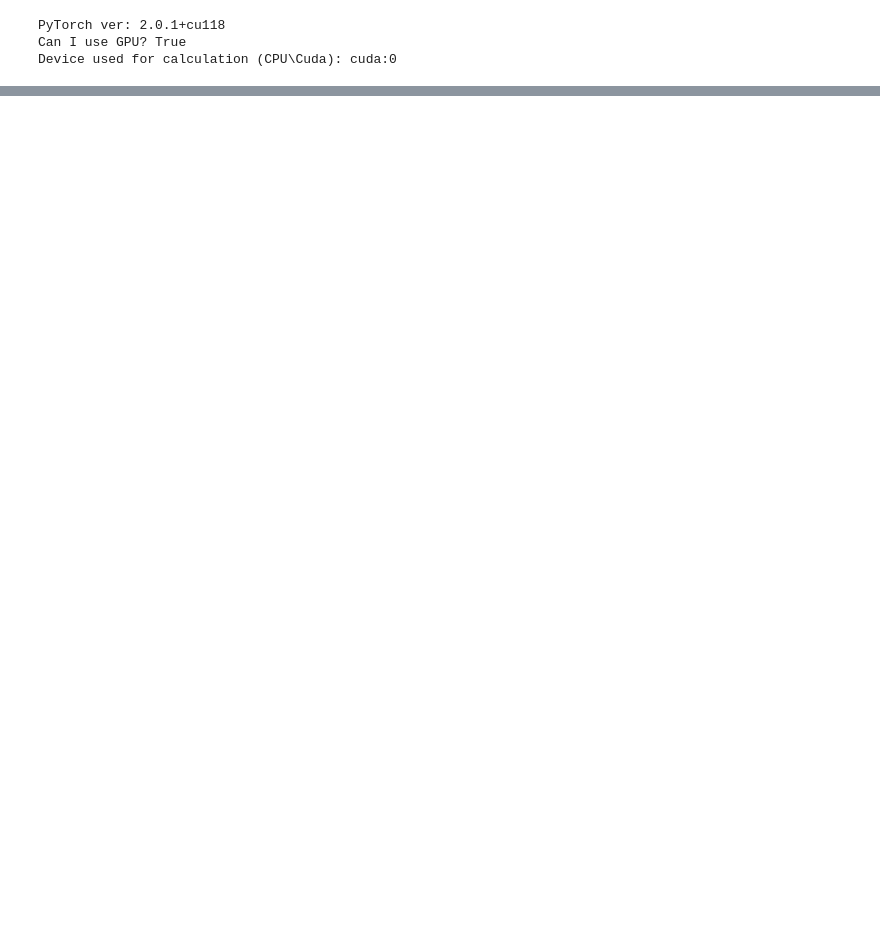
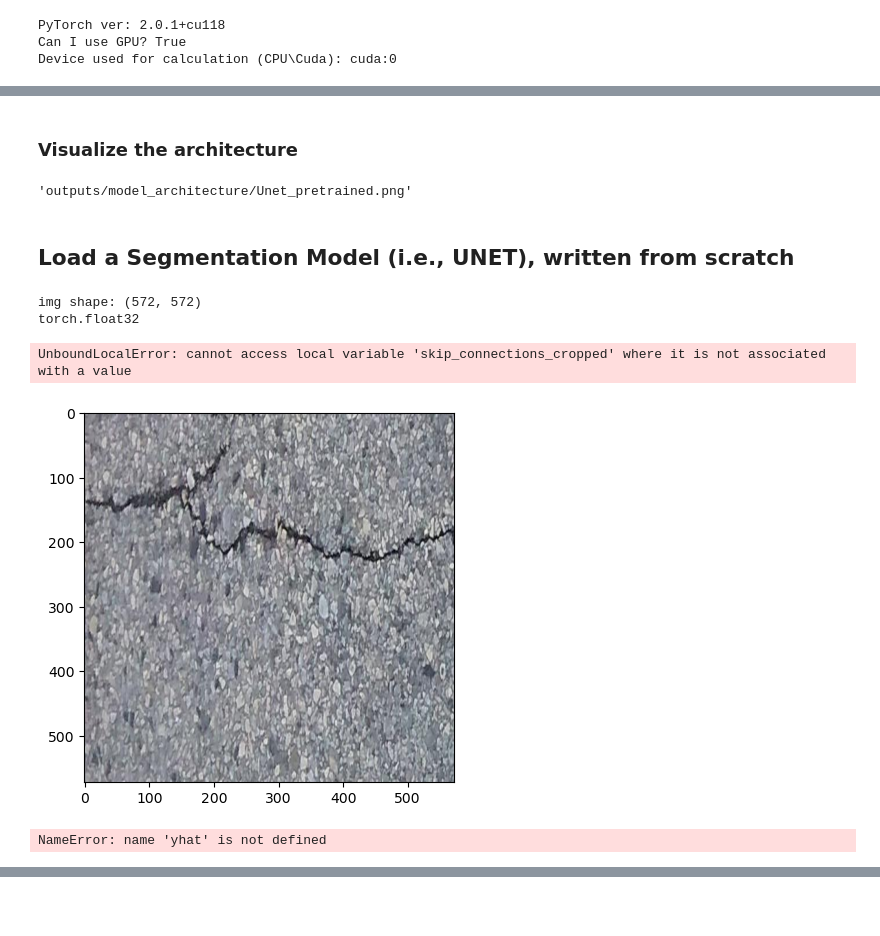
Before and after one commit to tekboart/crack-binary-semantic-segmentaion, a Jupyter notebook: 0 Interview/HKUST/train.ipynb, the cells around one changed output, grey strips where cells are left out. Cells and saved outputs as stored; diff of their text form; code cells hidden in the pictures; blank space fills up the shorter version.

```diff
--- a/0 Interview/HKUST/train.ipynb
+++ b/0 Interview/HKUST/train.ipynb
@@ -18,0 +68,40 @@ Device used for calculation (CPU\Cuda): cuda:0
+# %% [markdown]
+### Visualize the architecture
+# %%
+# the attribs of the model
+# vars(model)
+
+
+# plot the model arch
+# create a dumy channels_first img (m, C, H, W)
+x = torch.zeros(1, 3, 224, 224, dtype=torch.float, requires_grad=False)
+yhat = model(x)
+
+make_dot(yhat, params=dict(list(model.named_parameters()))).render("./outputs/model_architecture/Unet_pretrained", format="png")
+# %% [output]
+'outputs/model_architecture/Unet_pretrained.png'
+# %% [markdown]
+## Load a Segmentation Model (i.e., UNET), written from scratch
+# %%
+model = UnetScratch(in_channels=3, num_classes=1)
+# %%
+img_addr = os.path.join('images', '') + '20160222_081011_1_721.jpg'
+img = Image.open(img_addr).resize((572, 572))
+plt.imshow(img)
+
+print('img shape:', img.size)
+
+img_tensor = (TF.functional.pil_to_tensor(img) / 127.5 - 1)
+print(img_tensor.dtype)
+
+yhat = model(img_tensor.unsqueeze(dim=0))
+# %% [output]
+img shape: (572, 572)
+torch.float32
+UnboundLocalError: cannot access local variable 'skip_connections_cropped' where it is not associated with a value
+[figure, added]
+# %%
+print(yhat)
+plt.imshow(yhat[0].moveaxis(0, -1))
+# %% [output]
+NameError: name 'yhat' is not defined
```
Also changed, not shown: parts of 8 cells of this notebook.
